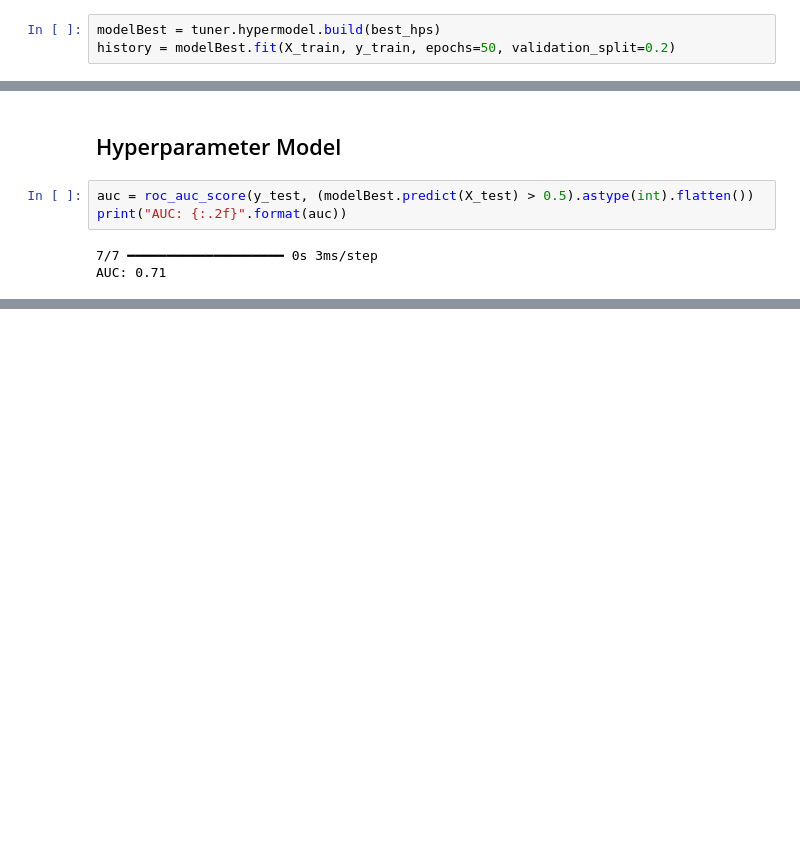
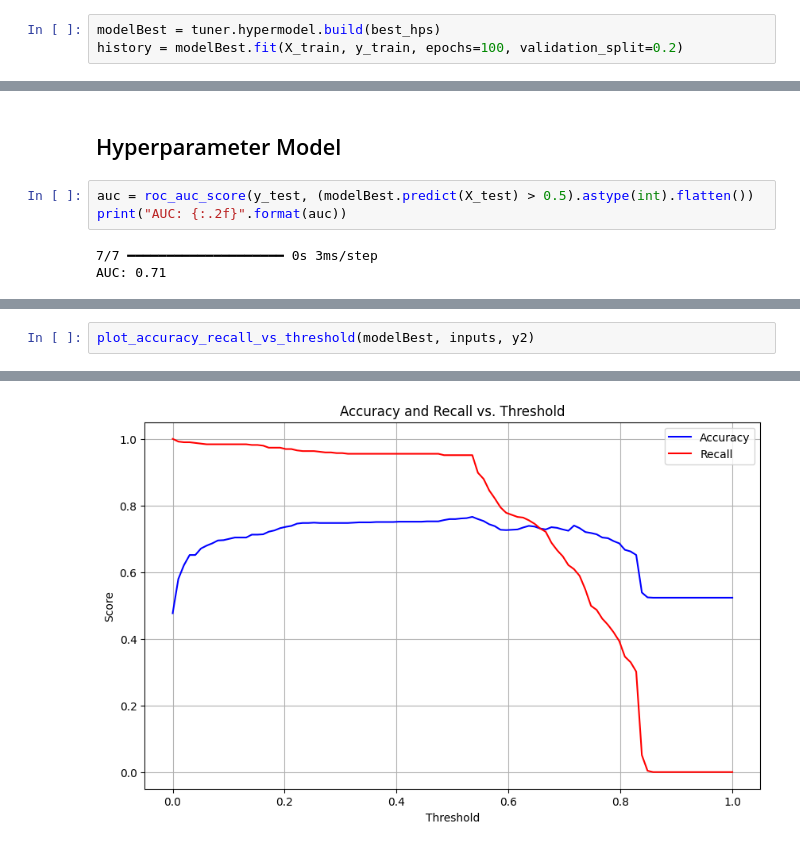
Before and after one commit to jbasurtod/predicting_obesity_neural_networks, a Jupyter notebook: predicting-obesity-with-neural-networks.ipynb, the cells around one changed output, grey strips where cells are left out. Drawn from its saved outputs; the diff is of its cells as text; blank space fills up the shorter version.

Commit message:
Added optimal threshold

```diff
--- a/predicting-obesity-with-neural-networks.ipynb
+++ b/predicting-obesity-with-neural-networks.ipynb
@@ -235,5 +349,5 @@ Total elapsed time: 00h 02m 33s
 best_hps = tuner.get_best_hyperparameters(num_trials=1)[0]
 # %%
 modelBest = tuner.hypermodel.build(best_hps)
-history = modelBest.fit(X_train, y_train, epochs=50, validation_split=0.2)
+history = modelBest.fit(X_train, y_train, epochs=100, validation_split=0.2)
 # %% [output]
@@ -439,0 +472,3 @@ with open('NN_Model.pkl', 'wb') as file:
+# %%
+plot_accuracy_recall_vs_threshold(modelBest, inputs, y2)
+# %% [output]
@@ -439,0 +476 @@ with open('NN_Model.pkl', 'wb') as file:
+[figure, added]
```
Also changed, not shown: parts of 27 cells of this notebook.
